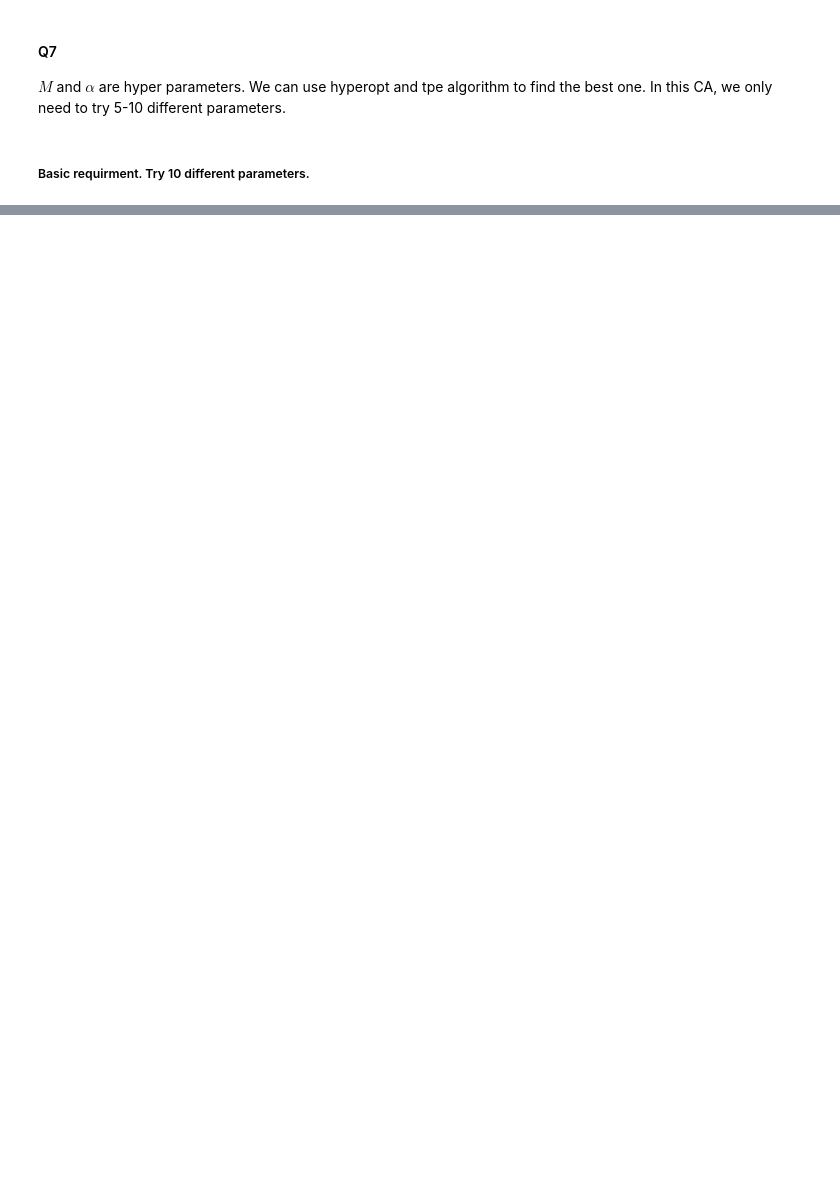
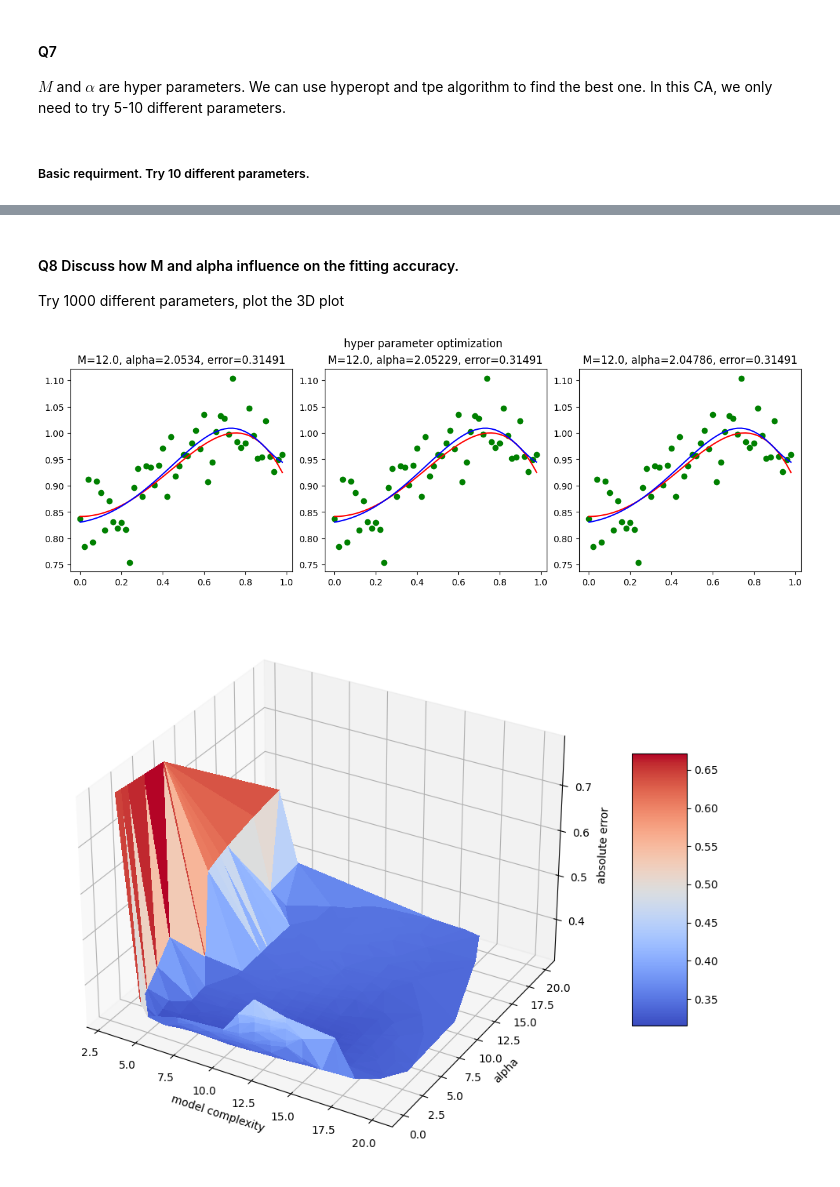
Before and after one commit to Observe-l/Msc_course, a Jupyter notebook: EE5907/CA/EE5907_CA1.ipynb, the cells around one changed output, grey strips where cells are left out. Saved outputs shown, nothing was run; the diff lists cells and outputs as text; code cells hidden in the pictures; blank space fills up the shorter version.

```diff
--- a/EE5907/CA/EE5907_CA1.ipynb
+++ b/EE5907/CA/EE5907_CA1.ipynb
@@ -110,0 +144,80 @@ def error_abs(w:np.ndarray, x:np.ndarray, y:np.ndarray) -> float:
+# %% [markdown]
+#### Q8 Discuss how M and alpha influence on the fitting accuracy.
+Try 1000 different parameters, plot the 3D plot
+# %%
+# Hyper parameter optimization. TPE algorithm
+from hyperopt import hp, tpe, fmin, Trials, STATUS_OK
+# The hyperparameter space
+space = {
+    'model_complexity': hp.quniform('model_complexity',3,20,1), # model_complexity is an integer. range: [3,20]
+    'alpha': hp.uniform('alpha', 0.0001,20)                       # alpha is a float number, range: [0.0001,10]
+}
+
+# Create a optimization function. Input our data
+def get_objective(x:np.ndarray,y:np.ndarray, y_noisy:np.ndarray):
+    # params is our hyper parameter
+    def objective(params:dict):
+        m = int(params['model_complexity'])
+        n = len(x)
+        # Data processing
+        mx = np.array([np.power(x,i) for i in range(m)]).reshape(m,n).T
+        t = y_noisy.reshape(n,1)
+        # Calculate W
+        tmp_w = np.linalg.inv((np.dot(mx.T,mx)+(params['alpha']/BETA)*np.identity(m)))
+        w = np.dot(np.dot(tmp_w,mx.T),t)
+        # Calculate absolute error
+        y_est = np.dot(mx,w)
+        error = float(np.sum(np.abs(y.reshape(n,1)-y_est)))
+        objective.i += 1
+        return {'loss':error, 'status':STATUS_OK, 'params':params, 'y_estimation':y_est}
+    return objective
+
+# Call the hyperparameter optimization function, and deal with the resuls
+# Plot best 3 results. Default try 100 parameters
+def hyper_opt(x:np.ndarray, y:np.ndarray, y_noisy, num_trails:int=100):
+    trails = Trials()
+    objective = get_objective(x, y, y_noisy)
+    objective.i = 0
+    best = fmin(
+        fn=objective,
+        space = space,
+        algo = tpe.suggest,
+        max_evals = num_trails,
+        trials= trails
+    )
+    # Get best 3 results
+    hyper_opt_results = np.array(trails.trials)
+    error_list = np.array([hyper_opt_results[i]['result']['loss'] for i in range(num_trails)])
+    result_argsort = np.argsort(error_list)
+    best_results = hyper_opt_results[result_argsort[0:3]]
+
+    # plot the best 3 results
+    fig, axs = plt.subplots(1,3, figsize=(12,4), constrained_layout=True)
+    for ax, iter_trail in zip(axs.flatten(), best_results):
+        param = iter_trail['result']['params']
+        ax.set_title('M={}, alpha={}, error={}'.format(param['model_complexity'], round(param['alpha'],5), round(iter_trail['result']['loss'],5)))
+        ax.plot(x, y, 'r-')
+        ax.scatter(x, y_noisy,color='green')
+        ax.plot(x, iter_trail['result']['y_estimation'], 'b-')
+    fig.suptitle('hyper parameter optimization')
+
+    # plot the 3D graph. We can see the influence of M and alpha
+    fig = plt.figure(figsize =(14, 9))
+    ax = plt.axes(projection ='3d')
+    # Get all parameters and error
+    model_complexity_list = np.array([hyper_opt_results[i]['result']['params']['model_complexity'] for i in range(num_trails)])
+    param_alpha_list = np.array([hyper_opt_results[i]['result']['params']['alpha'] for i in range(num_trails)])
+    # plot the surface
+    surf = ax.plot_trisurf(model_complexity_list, param_alpha_list, error_list, cmap=cm.coolwarm,
+                           linewidth=0, antialiased=False)
+    fig.colorbar(surf, shrink=0.5, aspect=5)
+    ax.set_xlabel("model complexity")
+    ax.set_ylabel("alpha")
+    ax.set_zlabel("absolute error")
+
+
+# Try 1000 different parameters, find the best
+hyper_opt(x, y, y_noisy,1000)
+# %% [output]
+[figure, added]
+[figure, added]
```
Also changed, not shown: parts of 28 cells of this notebook.
